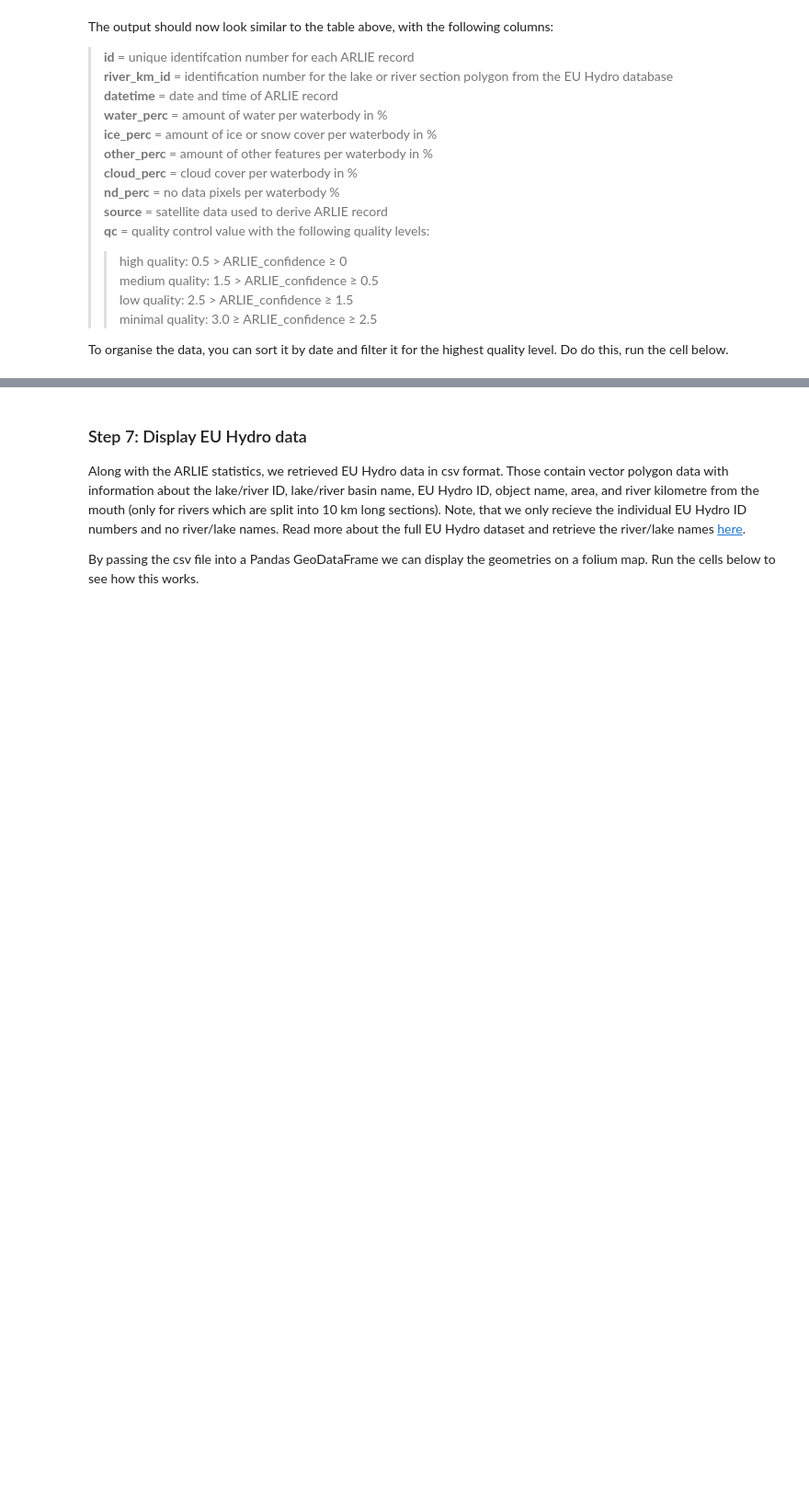
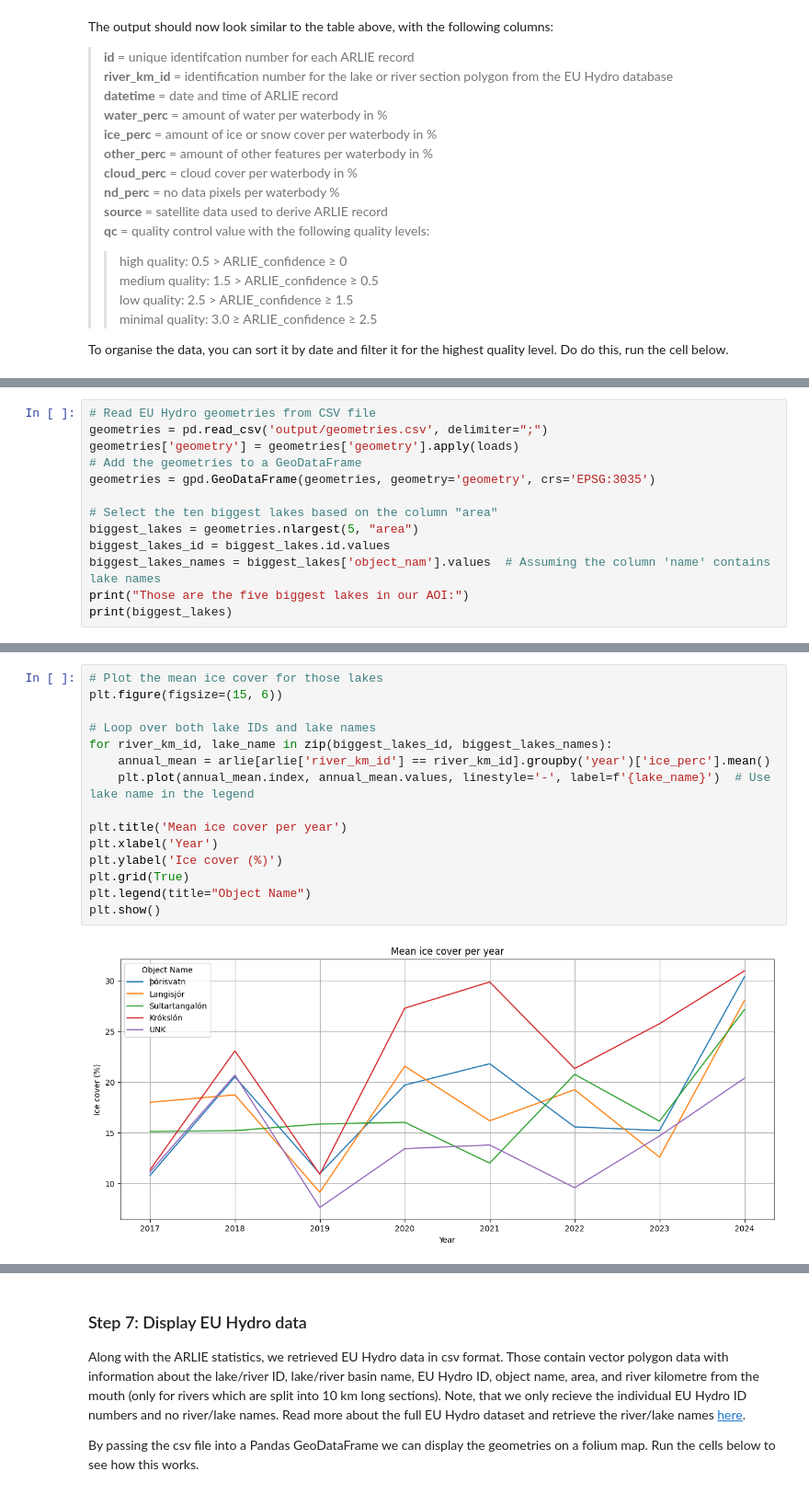
Before and after one commit to lmi/Copernicus, a Jupyter notebook: Land/clms-hrsi-arlie_demo-iceland/how-to-get-started.ipynb, the cells around one changed output, grey strips where cells are left out. Shown at 92% size. Saved outputs shown, nothing was run; the diff lists cells and outputs as text; blank space fills up the shorter version.

```diff
--- a/Land/clms-hrsi-arlie_demo-iceland/how-to-get-started.ipynb
+++ b/Land/clms-hrsi-arlie_demo-iceland/how-to-get-started.ipynb
@@ -294,0 +332,13 @@ display(arlie)
+# %%
+# Read EU Hydro geometries from CSV file
+geometries = pd.read_csv('output/geometries.csv', delimiter=";")
+geometries['geometry'] = geometries['geometry'].apply(loads)
+# Add the geometries to a GeoDataFrame
+geometries = gpd.GeoDataFrame(geometries, geometry='geometry', crs='EPSG:3035')
+
+# Select the ten biggest lakes based on the column "area"
+biggest_lakes = geometries.nlargest(5, "area")
+biggest_lakes_id = biggest_lakes.id.values
+biggest_lakes_names = biggest_lakes['object_nam'].values  # Assuming the column 'name' contains lake names
+print("Those are the five biggest lakes in our AOI:")
+print(biggest_lakes)
@@ -294,0 +360,17 @@ display(arlie)
+# %%
+# Plot the mean ice cover for those lakes
+plt.figure(figsize=(15, 6))
+
+# Loop over both lake IDs and lake names
+for river_km_id, lake_name in zip(biggest_lakes_id, biggest_lakes_names):
+    annual_mean = arlie[arlie['river_km_id'] == river_km_id].groupby('year')['ice_perc'].mean()
+    plt.plot(annual_mean.index, annual_mean.values, linestyle='-', label=f'{lake_name}')  # Use lake name in the legend
+
+plt.title('Mean ice cover per year')
+plt.xlabel('Year')
+plt.ylabel('Ice cover (%)')
+plt.grid(True)
+plt.legend(title="Object Name")
+plt.show()
+# %% [output]
+[figure, added]
```
Also changed, not shown: parts of 19 cells of this notebook, 5 other files.
